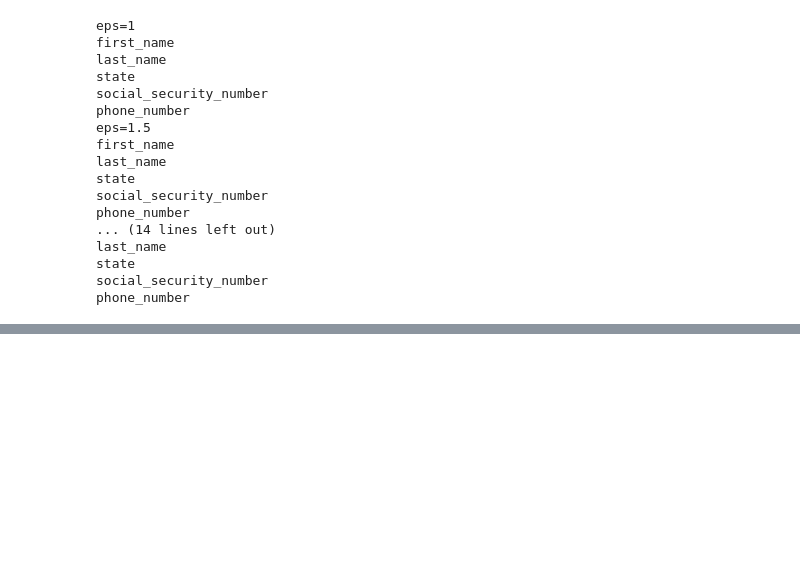
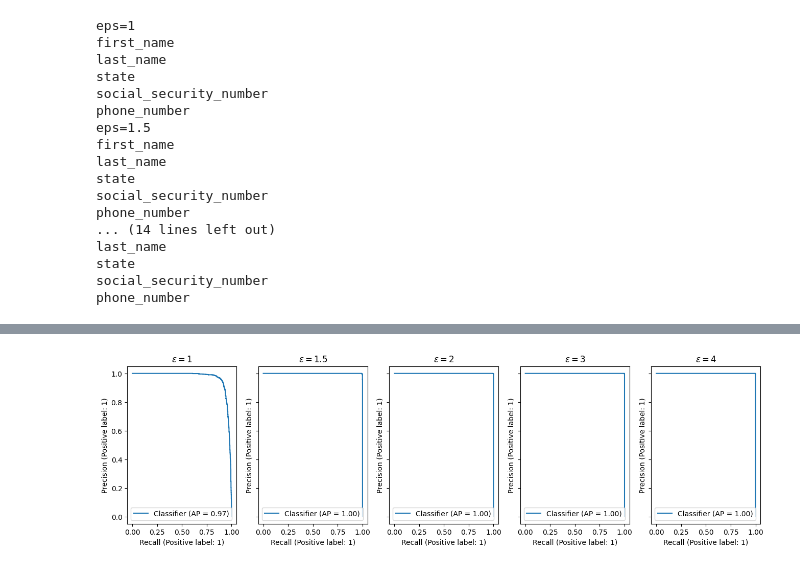
Before and after one commit to curesdev/linkage, a Jupyter notebook: Pipeline.ipynb, the cells around one changed output, grey strips where cells are left out. Cells and saved outputs as stored; diff of their text form; code cells hidden in the pictures; blank space fills up the shorter version.

```diff
--- a/Pipeline.ipynb
+++ b/Pipeline.ipynb
@@ -121,43 +111,32 @@ for eps, dices in zip(EPS, dices):
 # Import precision and recall
 from sklearn.metrics import precision_score, recall_score
 
-for eps, dices in zip(EPS, dices):
-    print(f"eps={eps}")
+for eps, dices in zip(EPS, DICES):
+    THRESHOLD_GLOBAL_DICE = np.percentile(dices[dices.same].dice, 3)
 
-    THRESHOLD_GLOBAL_DICE = np.mean([
-        np.percentile(dices[dices.same].dice, 25),
-        np.percentile(dices[~dices.same].dice, 75),
-    ])
+    # Protocol 1: global Dice score
+    dices["protocol1"] = dices.dice > THRESHOLD_GLOBAL_DICE
 
-    # Protocol 1: global Dice score > 0.5
-    dices["protocol1"] = dices.dice > 0.4
-
-    # Protocol 2: all but 1 field with Dice score > 0.4
+    # Protocol 2: all but 1 field with Dice score > 0.9x
+    THRESHOLD = 0.7*THRESHOLD_GLOBAL_DICE
     dices["protocol2"] = (np.array([
-        [dices[f"dice_{field}"] > 0.43 for field in ALL_FIELDS]
+        [dices[f"dice_{field}"] > THRESHOLD for field in ALL_FIELDS]
     ]).sum(axis=1) >= len(ALL_FIELDS) - 1)[0]
 
-    # Protocol 3: all but 2 fields with Dice score > 0.55
+    # Protocol 3: all but 2 fields with Dice score > 0.9x
+    THRESHOLD = 0.85*THRESHOLD_GLOBAL_DICE
     dices["protocol3"] = (np.array([
-        [dices[f"dice_{field}"] > 0.4 for field in ALL_FIELDS]
-    ]).sum(axis=1) >= len(ALL_FIELDS) - 2)[0]
-
-    # Protocol 4: social security number or phone number with Dice score > 0.65
-    dices["protocol4"] = (dices.dice_social_security_number > 0.7) | (dices.dice_phone_number > 0.65)
-
-    # Protocol 5: global Dice score > 0.5
-    dices["protocol5"] = (dices.dice > 0.35) & (np.array([
-        [dices[f"dice_{field}"] > 0.4 for field in ALL_FIELDS]
+        [dices[f"dice_{field}"] > THRESHOLD for field in ALL_FIELDS]
     ]).sum(axis=1) >= len(ALL_FIELDS) - 2)[0]
 
     # Comparison of the protocols
-
     comparison = pd.DataFrame.from_records([
         {
             "Protocol": f"Protocol {i}",
             "Precision": precision_score(dices.same, dices[f"protocol{i}"]),
             "Recall": recall_score(dices.same, dices[f"protocol{i}"]),
-        } for i in range(1, 6)
+            "Epsilon": eps,
+        } for i in range(1, 4)
     ], index="Protocol".split())
     print(comparison)
 # %% [output]
@@ -176,0 +160,11 @@ dices[(dices.dice > 0.5) & (dices.same == False)]
+# %%
+# Import precision and recall
+from sklearn.metrics import PrecisionRecallDisplay
+
+fig, axs = plt.subplots(1, 5, sharex=True, sharey=True, figsize=(16, 4))
+
+for ax, (eps, dices) in zip(axs, zip(EPS, DICES)):
+    PrecisionRecallDisplay.from_predictions(dices.same, dices.dice, ax=ax)
+    ax.set_title(f"$\epsilon={eps}$")
+# %% [output]
+[figure, added]
```
Also changed, not shown: parts of 4 cells of this notebook, 2 other files.
